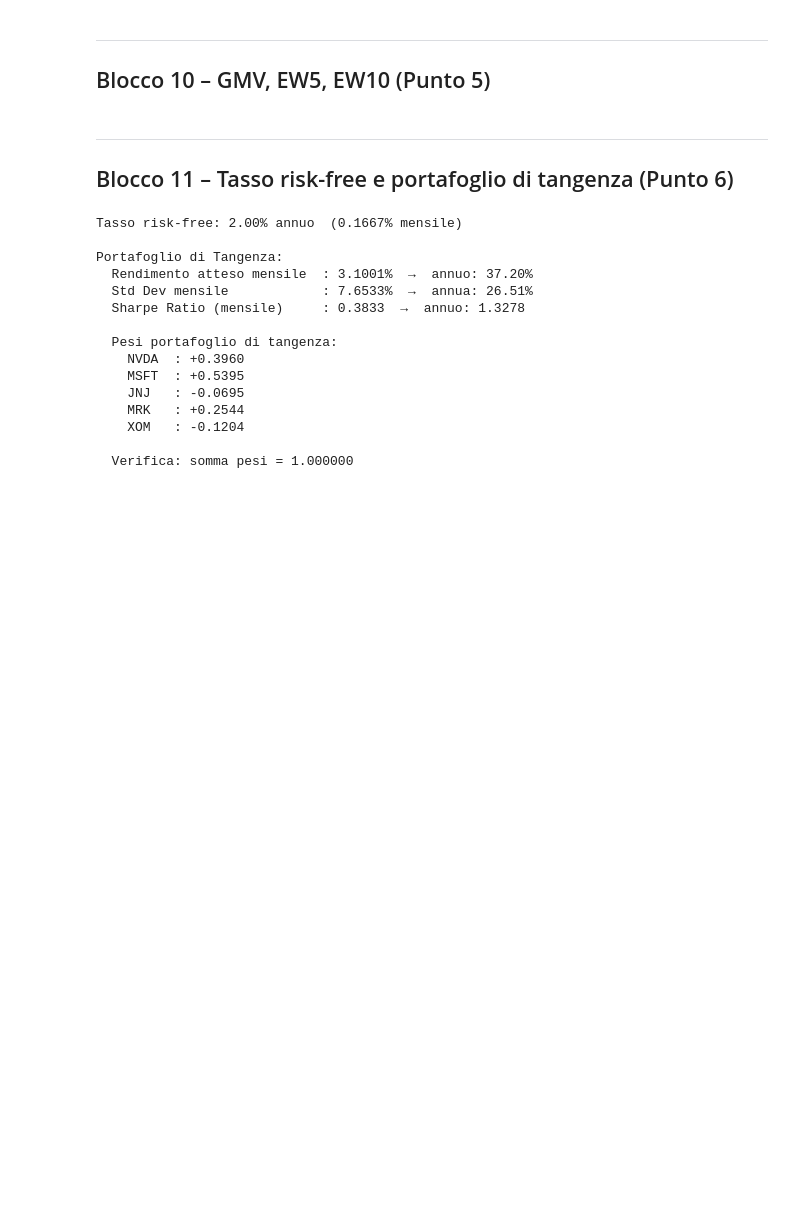
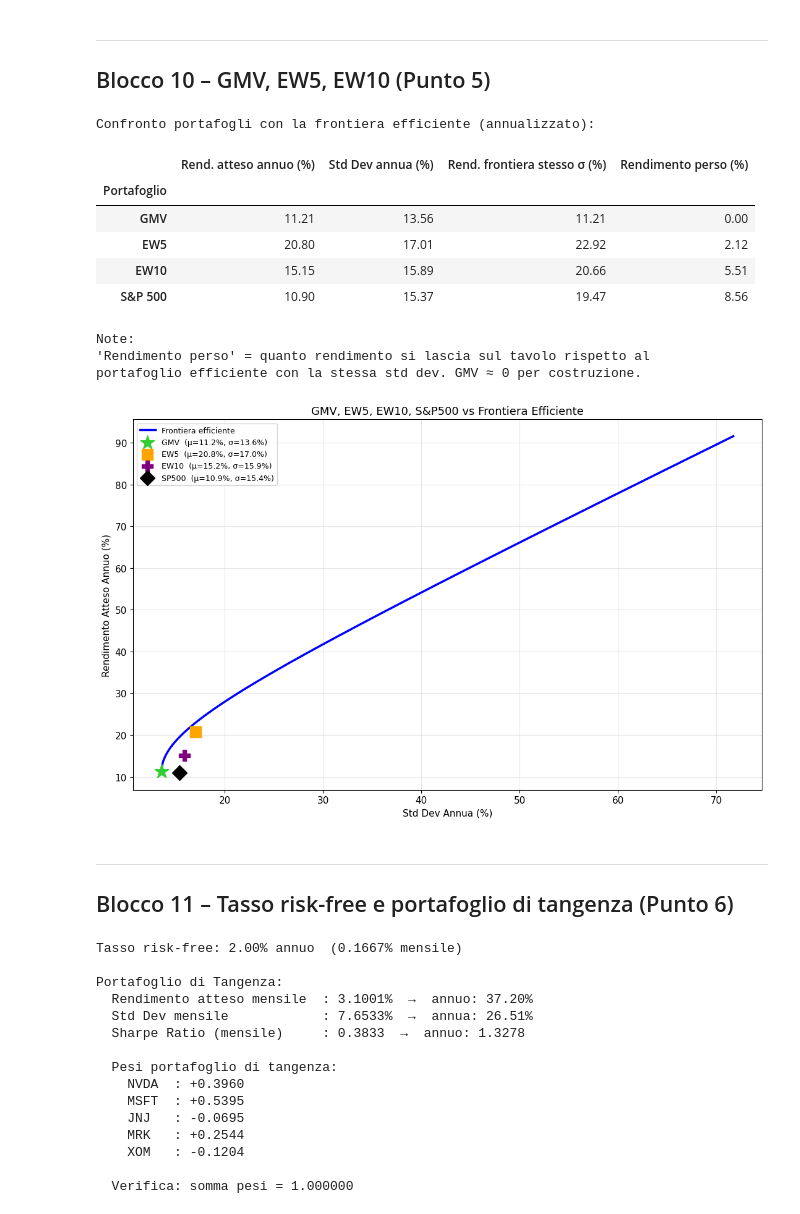
Before and after one commit to Pope2002UniPisa/Caso-pratico-EMFI-1, a Jupyter notebook: parte_A/notebook_A.ipynb, the cells around one changed output. Saved outputs shown, nothing was run; the diff lists cells and outputs as text; code cells hidden in the pictures; blank space fills up the shorter version.

```diff
--- a/parte_A/notebook_A.ipynb
+++ b/parte_A/notebook_A.ipynb
@@ -6036,3 +479,74 @@ w
+# %%
+ann = 12
+# ── EW5
+w_ew5   = np.ones(n5) / n5
+mu_ew5  = w_ew5 @ mu5
+sig_ew5 = np.sqrt(w_ew5 @ Sig5 @ w_ew5)
+# ── EW10
+mu10  = returns.mean().values
+Sig10 = returns.cov().values
+n10   = len(returns.columns)
+w_ew10   = np.ones(n10) / n10
+mu_ew10  = w_ew10 @ mu10
+sig_ew10 = np.sqrt(w_ew10 @ Sig10 @ w_ew10)
+# ── Funzione: rendimento frontiera allo stesso rischio
+def mu_on_frontier_given_sigma(sigma_p):
+    """Restituisce il rendimento efficiente alla std dev mensile sigma_p."""
+    c_quad = [C_mk, -2*A_mk, B_mk - D_mk * sigma_p**2]
+    roots = np.roots(c_quad)
+    real_roots = roots[np.isreal(roots)].real
+    if len(real_roots) == 0:
+        return np.nan
+    return float(np.max(real_roots))   # parte superiore (efficiente)
+mu_front_gmv  = mu_on_frontier_given_sigma(sig_gmv)
+mu_front_ew5  = mu_on_frontier_given_sigma(sig_ew5)
+mu_front_ew10 = mu_on_frontier_given_sigma(sig_ew10)
+mu_front_mkt  = mu_on_frontier_given_sigma(sig_mkt)
+# ── Tabella riassuntiva
+summary = pd.DataFrame({
+    'Portafoglio':      ['GMV', 'EW5', 'EW10', 'S&P 500'],
+    'Rend. atteso annuo (%)':   [x*ann*100 for x in [mu_gmv, mu_ew5, mu_ew10, mu_mkt]],
+    'Std Dev annua (%)':        [x*np.sqrt(ann)*100 for x in [sig_gmv, sig_ew5, sig_ew10, sig_mkt]],
+    'Rend. frontiera stesso σ (%)': [x*ann*100 for x in [mu_front_gmv, mu_front_ew5, mu_front_ew10, mu_front_mkt]],
+    'Rendimento perso (%)':     [(f - a)*ann*100 for f, a in
+                                 zip([mu_front_gmv, mu_front_ew5, mu_front_ew10, mu_front_mkt],
+                                     [mu_gmv, mu_ew5, mu_ew10, mu_mkt])],
+}).set_index('Portafoglio').round(2)
+print("Confronto portafogli con la frontiera efficiente (annualizzato):\n")
+display(summary)
+print("\nNote:")
+print("'Rendimento perso' = quanto rendimento si lascia sul tavolo rispetto al")
+print("portafoglio efficiente con la stessa std dev. GMV ≈ 0 per costruzione.")
+# ── Grafico
+fig, ax = plt.subplots(figsize=(11, 7))
+ax.plot(sig_analytical*np.sqrt(ann)*100, mu_grid*ann*100, 'b-', lw=2.5, label='Frontiera efficiente')
+benchmarks = {
+    'GMV':    (sig_gmv,  mu_gmv,  'limegreen', '*', 300),
+    'EW5':    (sig_ew5,  mu_ew5,  'orange',    's', 150),
+    'EW10':   (sig_ew10, mu_ew10, 'purple',    'P', 150),
+    'SP500':  (sig_mkt,  mu_mkt,  'black',     'D', 150),
+}
+for name, (s, m, c, mk, sz) in benchmarks.items():
+    ax.scatter(s*np.sqrt(ann)*100, m*ann*100, color=c, s=sz, marker=mk, zorder=6,
+               label=f'{name}  (μ={m*ann*100:.1f}%, σ={s*np.sqrt(ann)*100:.1f}%)')
+ax.set_xlabel('Std Dev Annua (%)'); ax.set_ylabel('Rendimento Atteso Annuo (%)')
+ax.set_title('GMV, EW5, EW10, S&P500 vs Frontiera Efficiente', fontsize=13)
+ax.legend(fontsize=9); ax.grid(True, alpha=0.3)
+fig.tight_layout()
+fig.savefig('benchmarks_A5.png', dpi=150)
+plt.show()
+# %% [output]
+Confronto portafogli con la frontiera efficiente (annualizzato):
+|  | Rend. atteso annuo (%) | Std Dev annua (%) | Rend. frontiera stesso σ (%) | Rendimento perso (%) |
+| Portafoglio |  |  |  |  |
+| GMV | 11.21 | 13.56 | 11.21 | 0.00 |
+| EW5 | 20.80 | 17.01 | 22.92 | 2.12 |
+| EW10 | 15.15 | 15.89 | 20.66 | 5.51 |
+| S&P 500 | 10.90 | 15.37 | 19.47 | 8.56 |
+Note:
+'Rendimento perso' = quanto rendimento si lascia sul tavolo rispetto al
+portafoglio efficiente con la stessa std dev. GMV ≈ 0 per costruzione.
+[figure, added]
 # %% [markdown]
 ---
 ## Blocco 11 – Tasso risk-free e portafoglio di tangenza (Punto 6)
```
Also changed, not shown: parts of 7 cells of this notebook, 16 other files.
